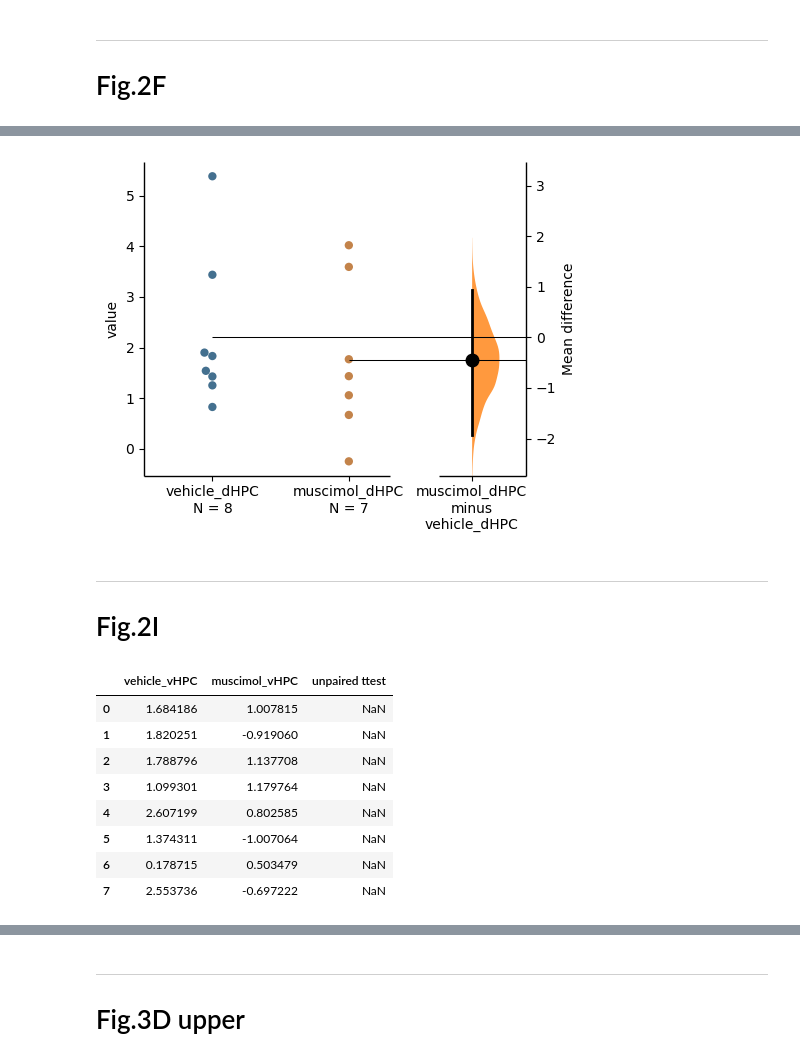
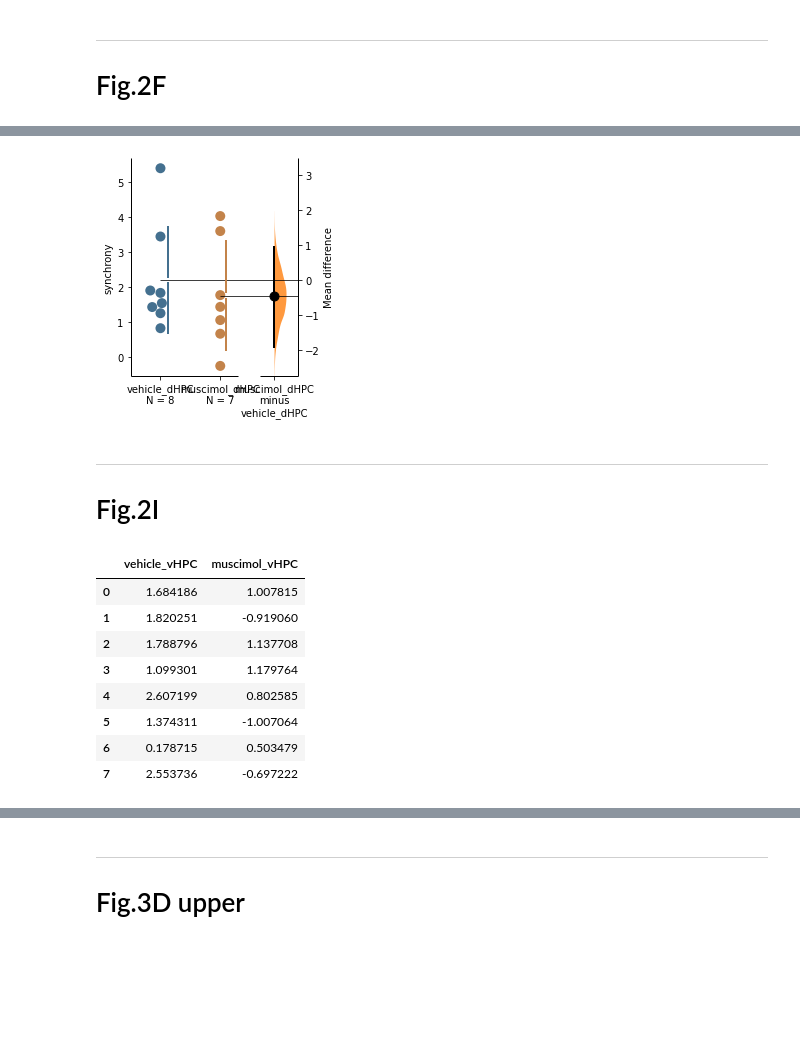
Before and after one commit to wataruito/Codes_in_Emotional_sync_Ito_et_al, a Jupyter notebook: statistical_analyses.ipynb, the cells around one changed output, grey strips where cells are left out. Saved outputs shown, nothing was run; the diff lists cells and outputs as text; code cells hidden in the pictures; blank space fills up the shorter version.

```diff
--- a/statistical_analyses.ipynb
+++ b/statistical_analyses.ipynb
@@ -91,4 +141,8 @@ two_groups_unpaired.mean_diff.plot();
 # %% [markdown]
 ---
 # Fig.2F
+# %%
+data_file = 'data_for_statistical_analyses.xlsx'
+# Specify the Worksheet Tabs in the Excel file. From left to right, the number start from 0.
+sheet_number = 2
 # %%
@@ -116,7 +168,10 @@ synch_figures
-# %%
-two_groups_unpaired.mean_diff.plot();
-# %% [output]
-[figure, removed]
+# %%
+from matplotlib import pyplot as plt
+f, axx = plt.subplots(figsize=(3,4))
+two_groups_unpaired.mean_diff.plot(raw_marker_size=10, es_marker_size=9,ax=axx, group_summaries='mean_sd', swarm_label="synchrony", float_contrast=True);
+plt.savefig("fig2f.eps", format='eps', dpi=1000)
+# %% [output]
+[figure, added]
 # %% [markdown]
 ---
 # Fig.2I
@@ -123,21 +182,19 @@ two_groups_unpaired.mean_diff.plot();
 # %%
-synch_figures_file = 'Synch_figures.xlsx'
-synch_figures =  pd.read_excel(synch_figures_file,
-                              sheet_name=3,
+synch_figures =  pd.read_excel(data_file,
+                              sheet_name=sheet_number,
                               header=0,
                               index_col=False,
                               keep_default_na=True
                               )
+synch_figures
+# %% [output]
+|  | vehicle_vHPC | muscimol_vHPC |
+| 0 | 1.684186 | 1.007815 |
+| 1 | 1.820251 | -0.919060 |
+| 2 | 1.788796 | 1.137708 |
+| 3 | 1.099301 | 1.179764 |
+| 4 | 2.607199 | 0.802585 |
+| 5 | 1.374311 | -1.007064 |
+| 6 | 0.178715 | 0.503479 |
+| 7 | 2.553736 | -0.697222 |
-# %%
-synch_figures
-# %% [output]
-|  | vehicle_vHPC | muscimol_vHPC | unpaired ttest |
-| 0 | 1.684186 | 1.007815 | NaN |
-| 1 | 1.820251 | -0.919060 | NaN |
-| 2 | 1.788796 | 1.137708 | NaN |
-| 3 | 1.099301 | 1.179764 | NaN |
-| 4 | 2.607199 | 0.802585 | NaN |
-| 5 | 1.374311 | -1.007064 | NaN |
-| 6 | 0.178715 | 0.503479 | NaN |
-| 7 | 2.553736 | -0.697222 | NaN |
 # %%
```
Also changed, not shown: parts of 38 cells of this notebook, 9 other files.
